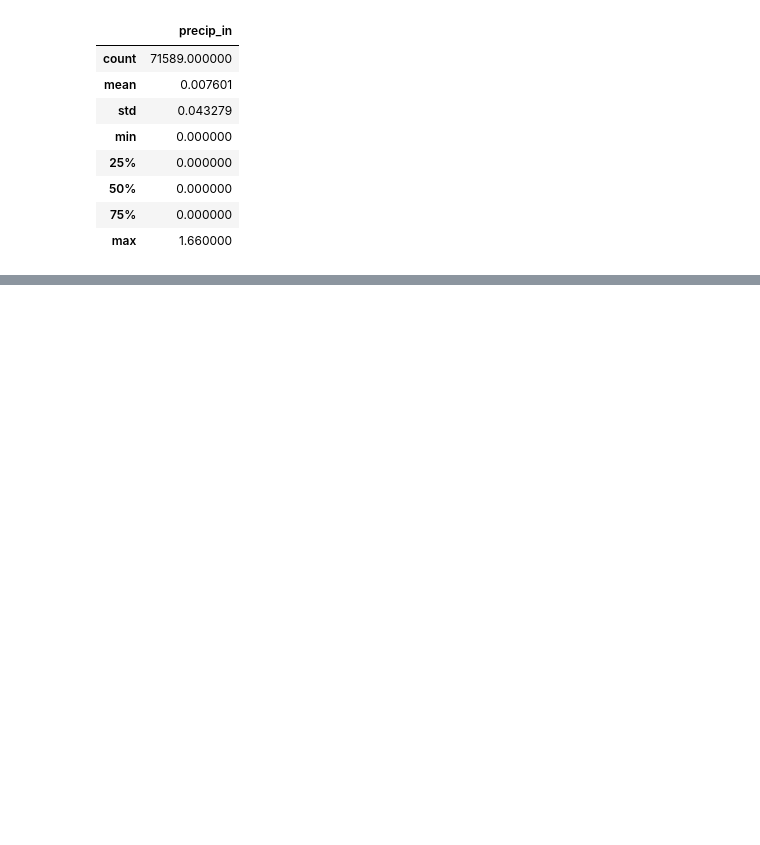
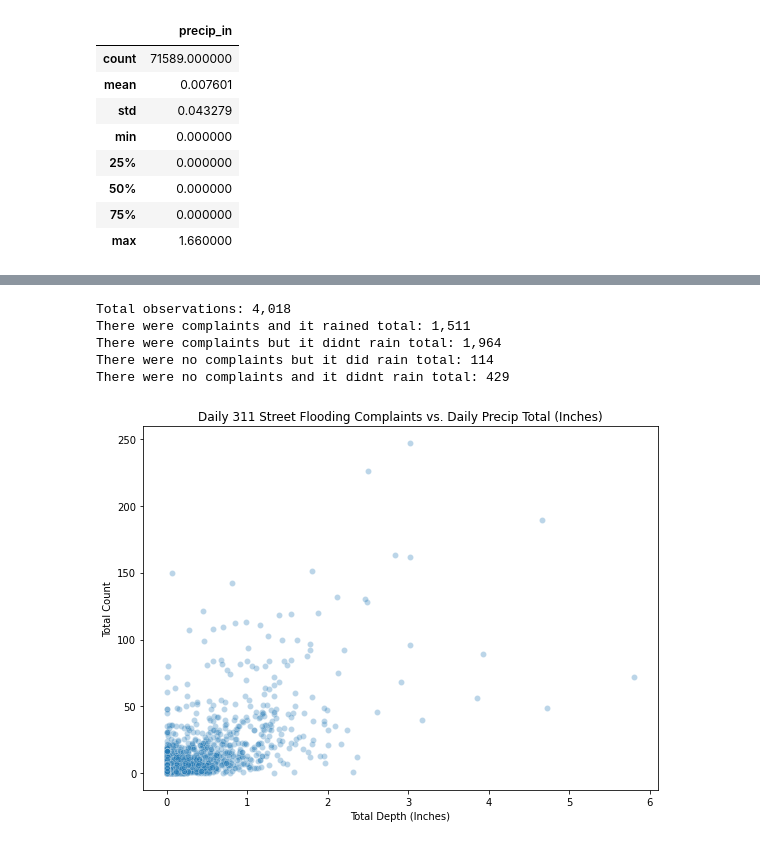
Before and after one commit to datalifenyc/nyc-street-flooding-analysis, a Jupyter notebook: analysis-book/nyc-precip-data.ipynb, the cells around one changed output, grey strips where cells are left out. Drawn from its saved outputs; the diff is of its cells as text; code cells hidden in the pictures; blank space fills up the shorter version.

```diff
--- a/analysis-book/nyc-precip-data.ipynb
+++ b/analysis-book/nyc-precip-data.ipynb
@@ -421,0 +406,6 @@ fig.tight_layout()
+# %%
+# to date_time
+complaints_df['date_time'] = pd.to_datetime(complaints_df['created_date'], infer_datetime_format=True)
+complaints_df = complaints_df.sort_values(by='date_time').reset_index(drop=True)
+
+complaints_df.head()
@@ -421,0 +420,11 @@ fig.tight_layout()
+# %%
+# Resample to daily precip max and save as new dataframe
+complaints_daily = (
+    complaints_df
+    .set_index('date_time')[['unique_key']]
+    .resample('D')
+    .count()
+    .rename(columns={'unique_key':'count'})
+)
+
+complaints_daily.head()
@@ -421,0 +439,13 @@ fig.tight_layout()
+# %%
+merged_df = (
+    daily_total
+    .merge(complaints_daily,
+           left_index=True,
+           right_index=True,
+           how='left')
+)
+
+merged_df['count'] = merged_df['count'].fillna(0).astype(int)
+merged_df['precip_in'] = merged_df['precip_in'].fillna(0)
+
+merged_df.head()
@@ -421,0 +460,49 @@ fig.tight_layout()
+# %%
+complaint_and_rain = len(
+    merged_df
+    .loc[(merged_df['count'] > 0)
+         & (merged_df['rain_flag'] == 1)]
+)
+
+complaint_and_norain = len(
+    merged_df
+    .loc[(merged_df['count'] > 0)
+         & (merged_df['rain_flag'] == 0)]
+)
+
+nocomplaint_and_rain = len(
+    merged_df
+    .loc[(merged_df['count'] == 0)
+         & (merged_df['rain_flag'] == 1)]
+)
+
+nocomplaint_and_norain = len(
+    merged_df
+    .loc[(merged_df['count'] == 0)
+         & (merged_df['rain_flag'] == 0)]
+)
+
+
+print('Total observations: {:,}'.format(len(merged_df)))
+print('There were complaints and it rained total: {:,}'.format(complaint_and_rain))
+print('There were complaints but it didnt rain total: {:,}'.format(complaint_and_norain))
+print('There were no complaints but it did rain total: {:,}'.format(nocomplaint_and_rain))
+print('There were no complaints and it didnt rain total: {:,}'.format(nocomplaint_and_norain))
+# %% [output]
+Total observations: 4,018
+There were complaints and it rained total: 1,511
+There were complaints but it didnt rain total: 1,964
+There were no complaints but it did rain total: 114
+There were no complaints and it didnt rain total: 429
+# %%
+fig, ax = plt.subplots(figsize=(8, 6))
+
+sns.scatterplot(data=merged_df, x="precip_in", y="count", ax=ax, alpha=.3)
+
+plt.title('Daily 311 Street Flooding Complaints vs. Daily Precip Total (Inches)')
+plt.xlabel('Total Depth (Inches)')
+plt.ylabel('Total Count')
+
+plt.tight_layout()
+# %% [output]
+[figure, added]
```
Also changed, not shown: parts of 36 cells of this notebook.
